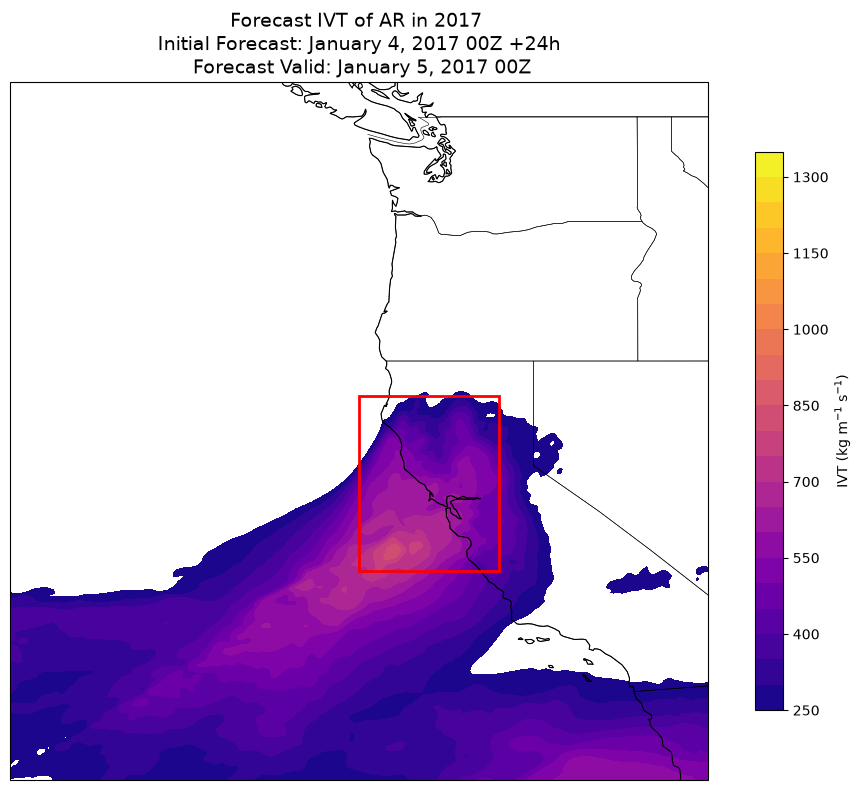
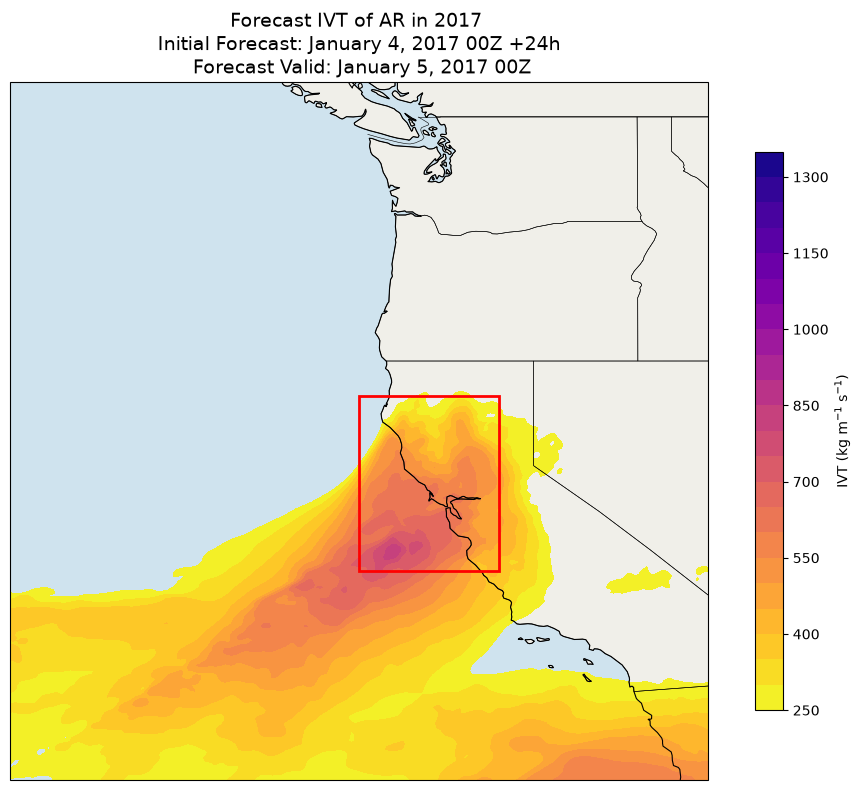
Code edit (unified diff) that turned the first committed figure into the second:
--- before
+++ after
@@ -11,6 +11,8 @@
 ax.add_feature(cfeature.BORDERS, linewidth=0.4)
 ax.add_feature(cfeature.STATES, linewidth=0.4)
+ax.add_feature(cfeature.OCEAN, facecolor='#cfe3ee', zorder=0)
+ax.add_feature(cfeature.LAND, facecolor='#f0efe9', zorder=0)
 
-cf = ax.contourf(lon, lat, ivt, levels=np.arange(250, 1400, 50), cmap="plasma", transform=ccrs.PlateCarree())
+cf = ax.contourf(lon, lat, ivt, levels=np.arange(250, 1400, 50), cmap="plasma_r", transform=ccrs.PlateCarree())
 # ax.contour(lon, lat, ivt, levels=[250], colors="white", linewidths=1.0, linestyles="--", transform=ccrs.PlateCarree())
 

Commit: updated code in the getting_started jupyter note book because I wanted to plot MoE and distancce from perfect forecast from the secondary output text files, I also went digging around the other text files too, I also updated the AR_landfall jupyter notebook with some extra code